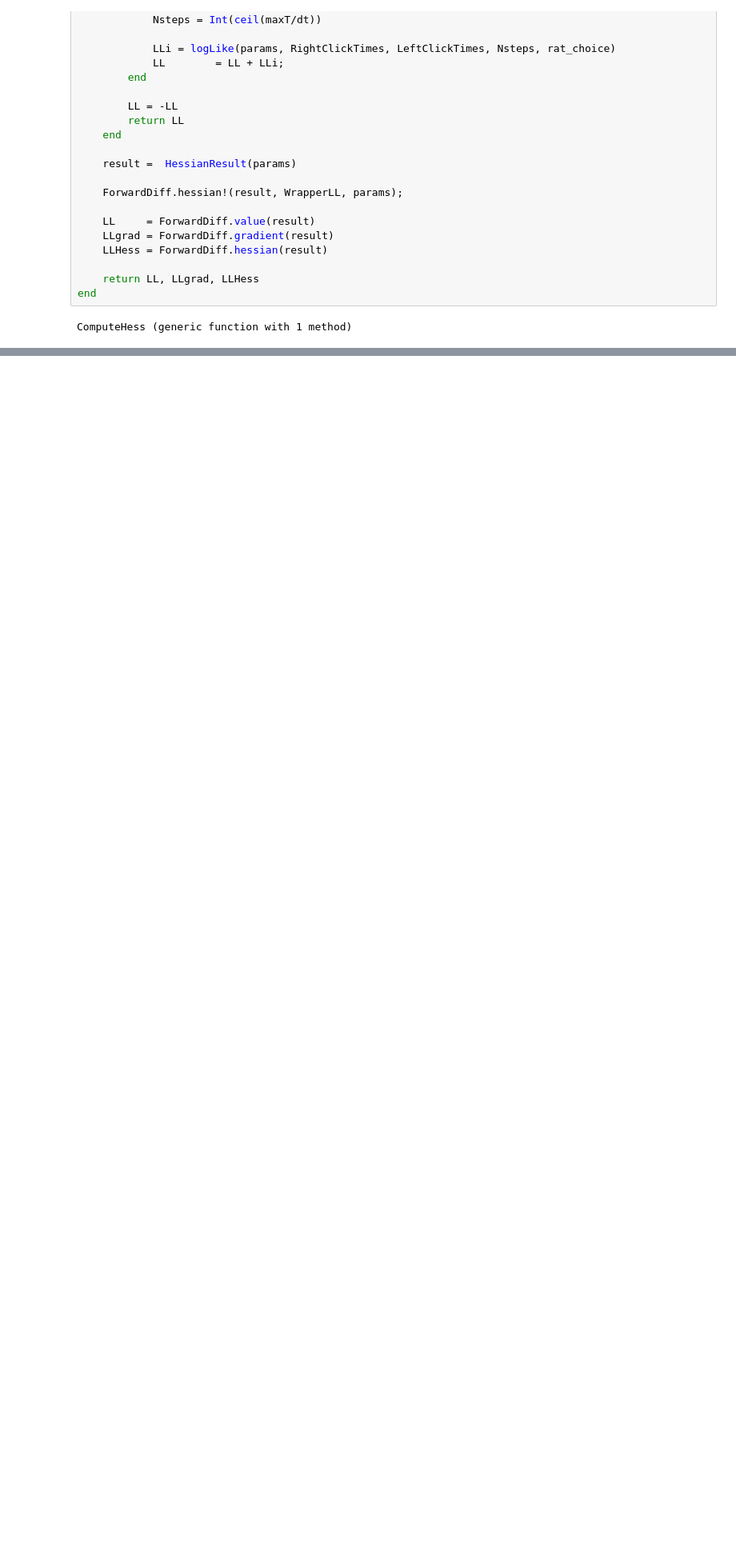
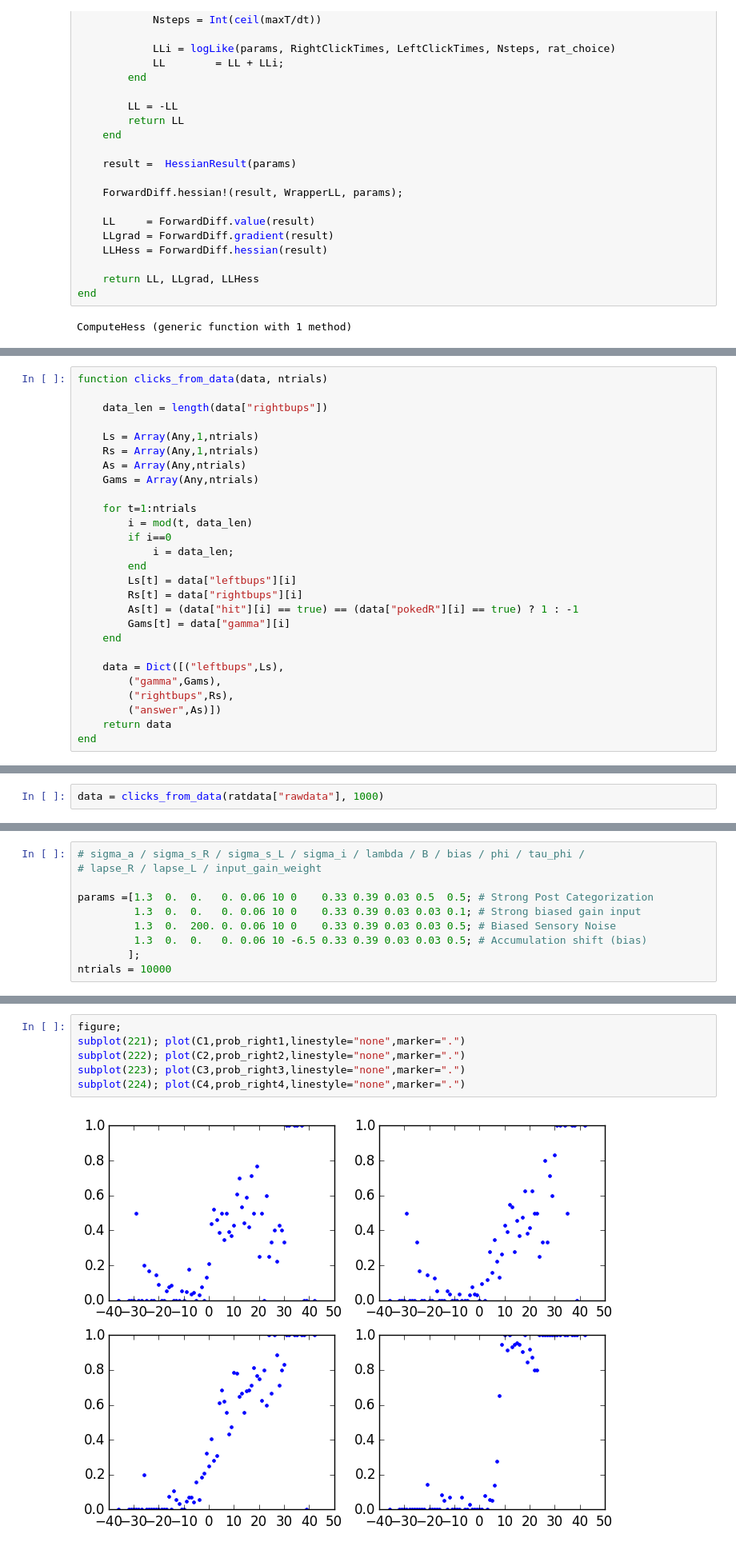
Before and after one commit to misun6312/autodiff, a Jupyter notebook: Julia_autodiff-Jeff_elife.ipynb, the cells around one changed output, grey strips where cells are left out. Shown at 80% size. Cells and saved outputs as stored; diff of their text form; blank space fills up the shorter version.

```diff
--- a/Julia_autodiff-Jeff_elife.ipynb
+++ b/Julia_autodiff-Jeff_elife.ipynb
@@ -1209,0 +1226,27 @@ while loading In[34], in expression starting on line 1
+# %%
+function clicks_from_data(data, ntrials)
+
+    data_len = length(data["rightbups"])
+
+    Ls = Array(Any,1,ntrials)
+    Rs = Array(Any,1,ntrials)
+    As = Array(Any,ntrials)
+    Gams = Array(Any,ntrials)
+
+    for t=1:ntrials
+        i = mod(t, data_len)
+        if i==0
+            i = data_len;
+        end
+        Ls[t] = data["leftbups"][i]
+        Rs[t] = data["rightbups"][i]
+        As[t] = (data["hit"][i] == true) == (data["pokedR"][i] == true) ? 1 : -1
+        Gams[t] = data["gamma"][i]
+    end
+
+    data = Dict([("leftbups",Ls),
+        ("gamma",Gams),
+        ("rightbups",Rs),
+        ("answer",As)])
+    return data
+end
@@ -1209,0 +1255,2 @@ while loading In[34], in expression starting on line 1
+# %%
+data = clicks_from_data(ratdata["rawdata"], 1000)
@@ -1209,0 +1403,10 @@ while loading In[34], in expression starting on line 1
+# %%
+# sigma_a / sigma_s_R / sigma_s_L / sigma_i / lambda / B / bias / phi / tau_phi /
+# lapse_R / lapse_L / input_gain_weight
+
+params =[1.3  0.  0.   0. 0.06 10 0    0.33 0.39 0.03 0.5  0.5; # Strong Post Categorization
+         1.3  0.  0.   0. 0.06 10 0    0.33 0.39 0.03 0.03 0.1; # Strong biased gain input
+         1.3  0.  200. 0. 0.06 10 0    0.33 0.39 0.03 0.03 0.5; # Biased Sensory Noise
+         1.3  0.  0.   0. 0.06 10 -6.5 0.33 0.39 0.03 0.03 0.5; # Accumulation shift (bias)
+        ];
+ntrials = 10000
@@ -1209,0 +1465,8 @@ while loading In[34], in expression starting on line 1
+# %%
+figure;
+subplot(221); plot(C1,prob_right1,linestyle="none",marker=".")
+subplot(222); plot(C2,prob_right2,linestyle="none",marker=".")
+subplot(223); plot(C3,prob_right3,linestyle="none",marker=".")
+subplot(224); plot(C4,prob_right4,linestyle="none",marker=".")
+# %% [output]
+[figure, added]
```
Also changed, not shown: parts of 47 cells of this notebook.
